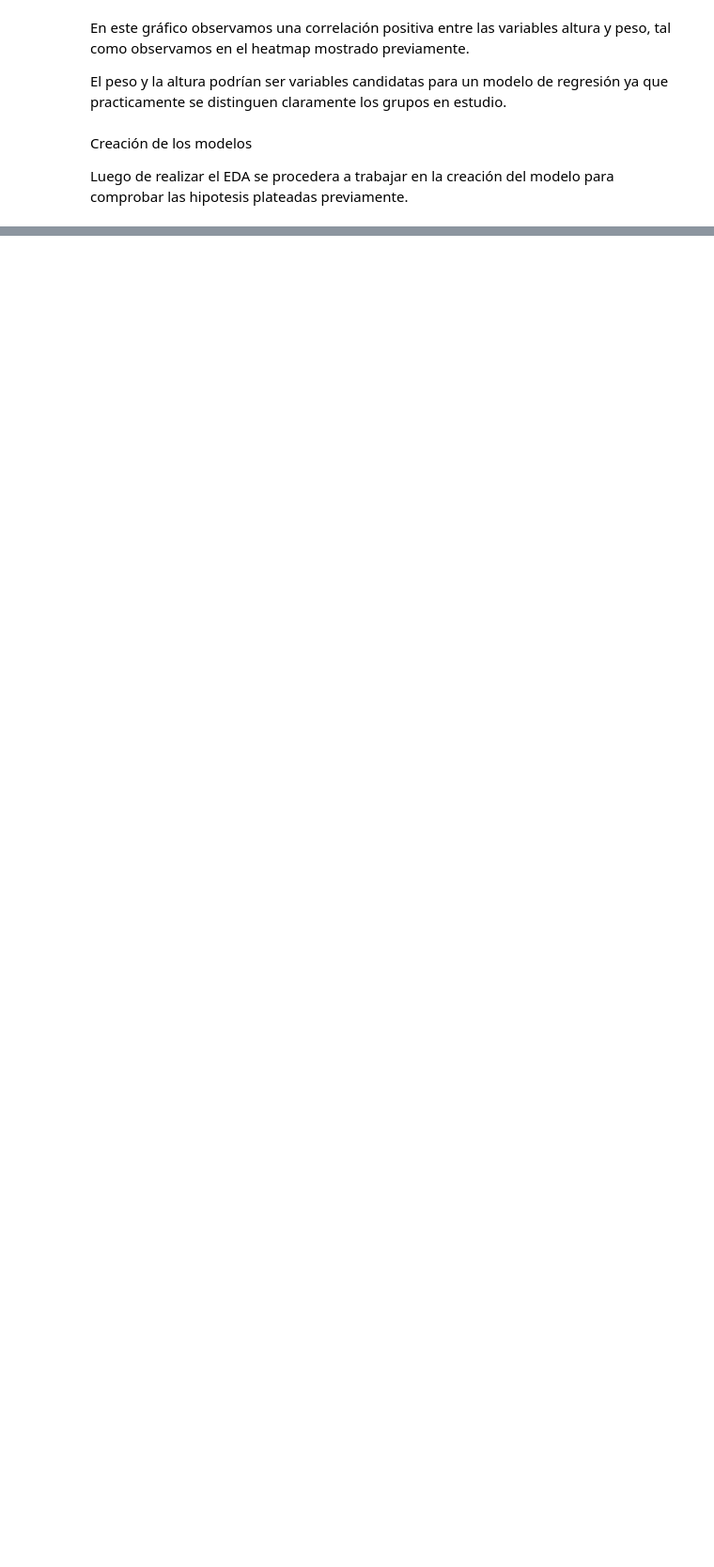
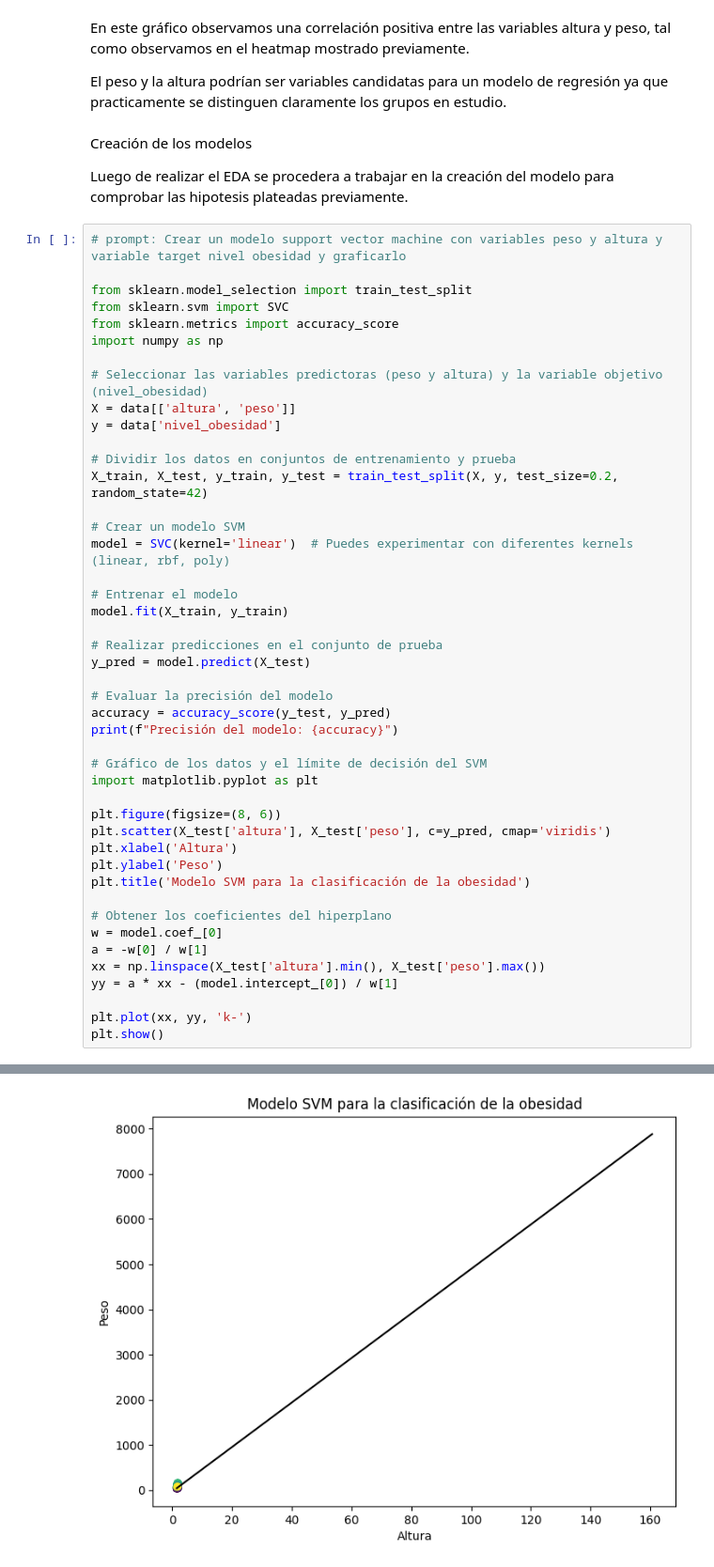
Before and after one commit to andresgabas/DS2-Coderhouse, a Jupyter notebook: DS2 Primera Entrega Andres Gabas.ipynb, the cells around one changed output, grey strips where cells are left out. Shown at 94% size. Cells and saved outputs as stored; diff of their text form; blank space fills up the shorter version.

```diff
--- a/DS2 Primera Entrega Andres Gabas.ipynb
+++ b/DS2 Primera Entrega Andres Gabas.ipynb
@@ -212,3 +237,49 @@ El peso y la altura podrían ser variables candidatas para un modelo de regresi
 Creación de los modelos
 
 Luego de realizar el EDA se procedera a trabajar en la creación del modelo para comprobar las hipotesis plateadas previamente.
+# %%
+# prompt: Crear un modelo support vector machine con variables peso y altura y variable target nivel obesidad y graficarlo
+
+from sklearn.model_selection import train_test_split
+from sklearn.svm import SVC
+from sklearn.metrics import accuracy_score
+import numpy as np
+
+# Seleccionar las variables predictoras (peso y altura) y la variable objetivo (nivel_obesidad)
+X = data[['altura', 'peso']]
+y = data['nivel_obesidad']
+
+# Dividir los datos en conjuntos de entrenamiento y prueba
+X_train, X_test, y_train, y_test = train_test_split(X, y, test_size=0.2, random_state=42)
+
+# Crear un modelo SVM
+model = SVC(kernel='linear')  # Puedes experimentar con diferentes kernels (linear, rbf, poly)
+
+# Entrenar el modelo
+model.fit(X_train, y_train)
+
+# Realizar predicciones en el conjunto de prueba
+y_pred = model.predict(X_test)
+
+# Evaluar la precisión del modelo
+accuracy = accuracy_score(y_test, y_pred)
+print(f"Precisión del modelo: {accuracy}")
+
+# Gráfico de los datos y el límite de decisión del SVM
+import matplotlib.pyplot as plt
+
+plt.figure(figsize=(8, 6))
+plt.scatter(X_test['altura'], X_test['peso'], c=y_pred, cmap='viridis')
+plt.xlabel('Altura')
+plt.ylabel('Peso')
+plt.title('Modelo SVM para la clasificación de la obesidad')
+
+# Obtener los coeficientes del hiperplano
+w = model.coef_[0]
+a = -w[0] / w[1]
+xx = np.linspace(X_test['altura'].min(), X_test['peso'].max())
+yy = a * xx - (model.intercept_[0]) / w[1]
+
+plt.plot(xx, yy, 'k-')
+plt.show()
+# %% [output]
@@ -214,0 +287 @@ Luego de realizar el EDA se procedera a trabajar en la creación del modelo para
+[figure, added]
```
Also changed, not shown: parts of 8 cells of this notebook.
